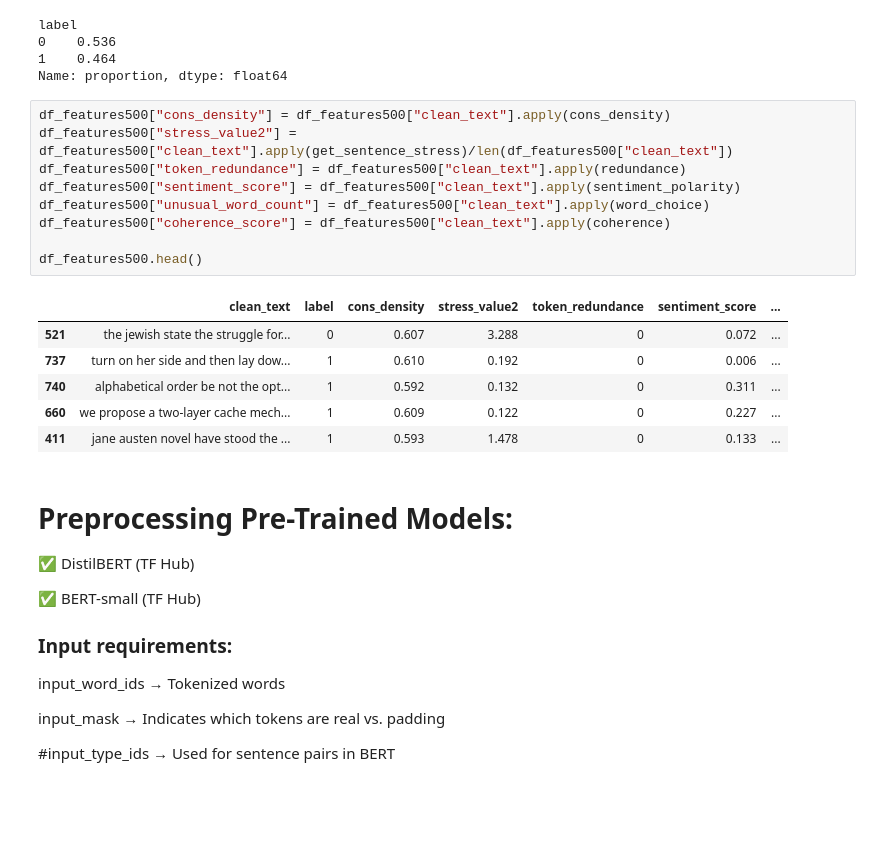
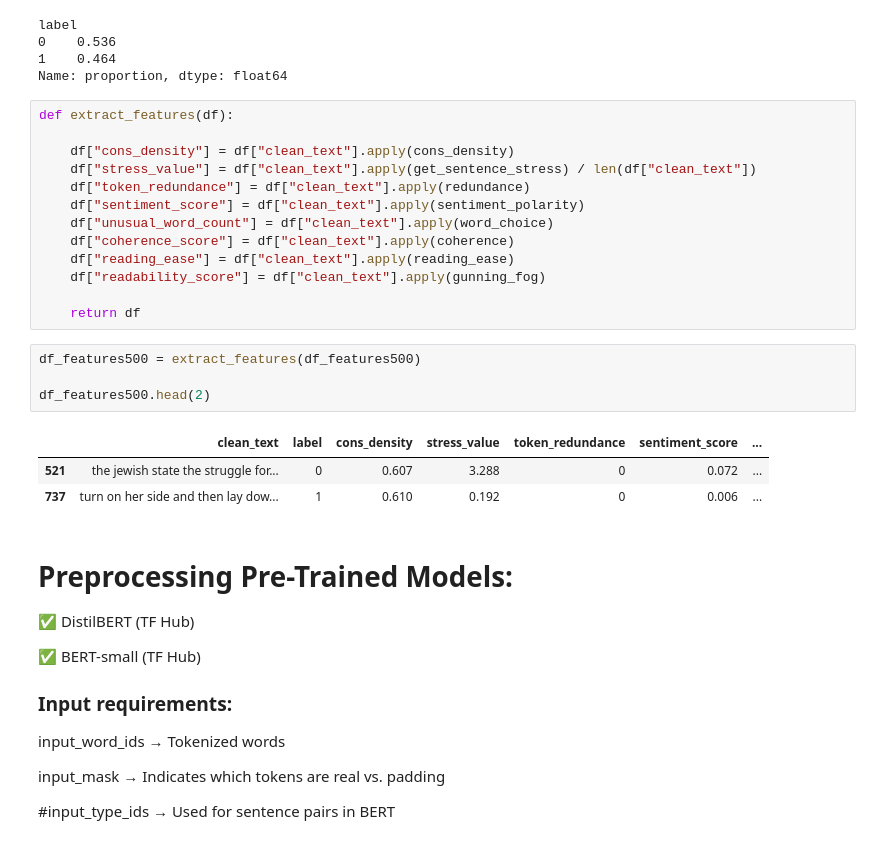
Before and after one commit to nghia95/fake-data-detector, a Jupyter notebook: notebooks/Halim_exploratory.ipynb, the cells around one changed output. Drawn from its saved outputs; the diff is of its cells as text; blank space fills up the shorter version.

```diff
--- a/notebooks/Halim_exploratory.ipynb
+++ b/notebooks/Halim_exploratory.ipynb
@@ -322,21 +323,26 @@ label
 1    0.464
 Name: proportion, dtype: float64
 # %%
-df_features500["cons_density"] = df_features500["clean_text"].apply(cons_density)
-df_features500["stress_value2"] = df_features500["clean_text"].apply(get_sentence_stress)/len(df_features500["clean_text"])
-df_features500["token_redundance"] = df_features500["clean_text"].apply(redundance)
-df_features500["sentiment_score"] = df_features500["clean_text"].apply(sentiment_polarity)
-df_features500["unusual_word_count"] = df_features500["clean_text"].apply(word_choice)
-df_features500["coherence_score"] = df_features500["clean_text"].apply(coherence)
+def extract_features(df):
 
-df_features500.head()
+    df["cons_density"] = df["clean_text"].apply(cons_density)
+    df["stress_value"] = df["clean_text"].apply(get_sentence_stress) / len(df["clean_text"])
+    df["token_redundance"] = df["clean_text"].apply(redundance)
+    df["sentiment_score"] = df["clean_text"].apply(sentiment_polarity)
+    df["unusual_word_count"] = df["clean_text"].apply(word_choice)
+    df["coherence_score"] = df["clean_text"].apply(coherence)
+    df["reading_ease"] = df["clean_text"].apply(reading_ease)
+    df["readability_score"] = df["clean_text"].apply(gunning_fog)
+
+    return df
-# %% [output]
-|  | clean_text | label | cons_density | stress_value2 | token_redundance | sentiment_score | ... |
-| 521 | the jewish state the struggle for... | 0 | 0.607 | 3.288 | 0 | 0.072 | ... |
-| 737 | turn on her side and then lay dow... | 1 | 0.610 | 0.192 | 0 | 0.006 | ... |
-| 740 | alphabetical order be not the opt... | 1 | 0.592 | 0.132 | 0 | 0.311 | ... |
-| 660 | we propose a two-layer cache mech... | 1 | 0.609 | 0.122 | 0 | 0.227 | ... |
-| 411 | jane austen novel have stood the ... | 1 | 0.593 | 1.478 | 0 | 0.133 | ... |
+# %%
+df_features500 = extract_features(df_features500)
+
+df_features500.head(2)
+# %% [output]
+|  | clean_text | label | cons_density | stress_value | token_redundance | sentiment_score | ... |
+| 521 | the jewish state the struggle for... | 0 | 0.607 | 3.288 | 0 | 0.072 | ... |
+| 737 | turn on her side and then lay dow... | 1 | 0.610 | 0.192 | 0 | 0.006 | ... |
 # %% [markdown]
 # Preprocessing Pre-Trained Models:
 ✅ DistilBERT (TF Hub)
```
Also changed, not shown: parts of 28 cells of this notebook.
